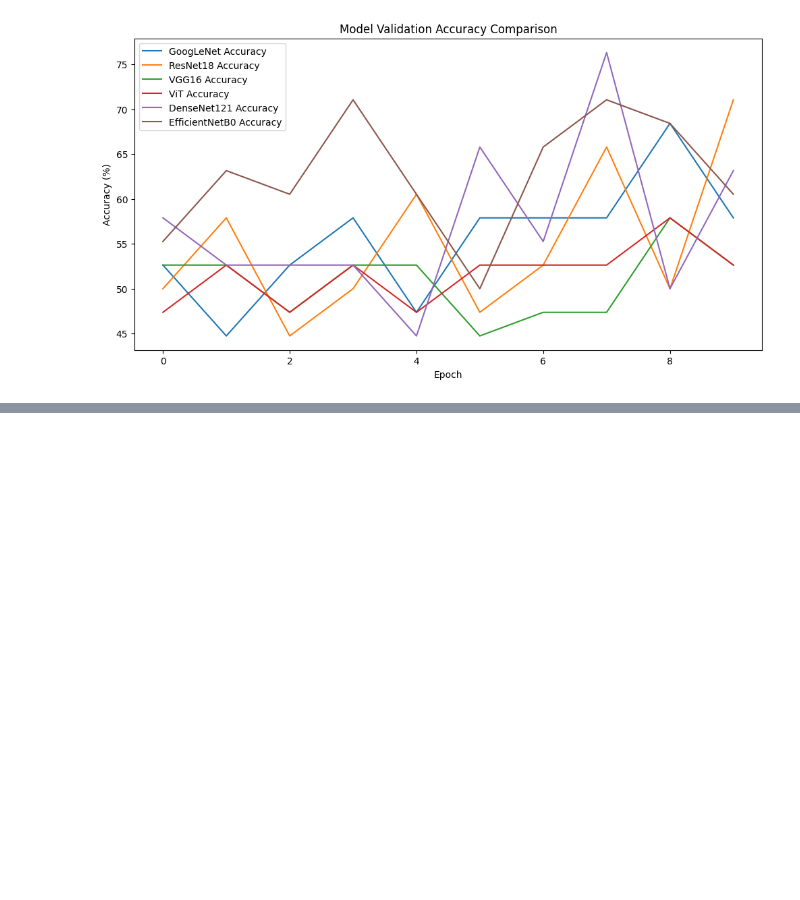
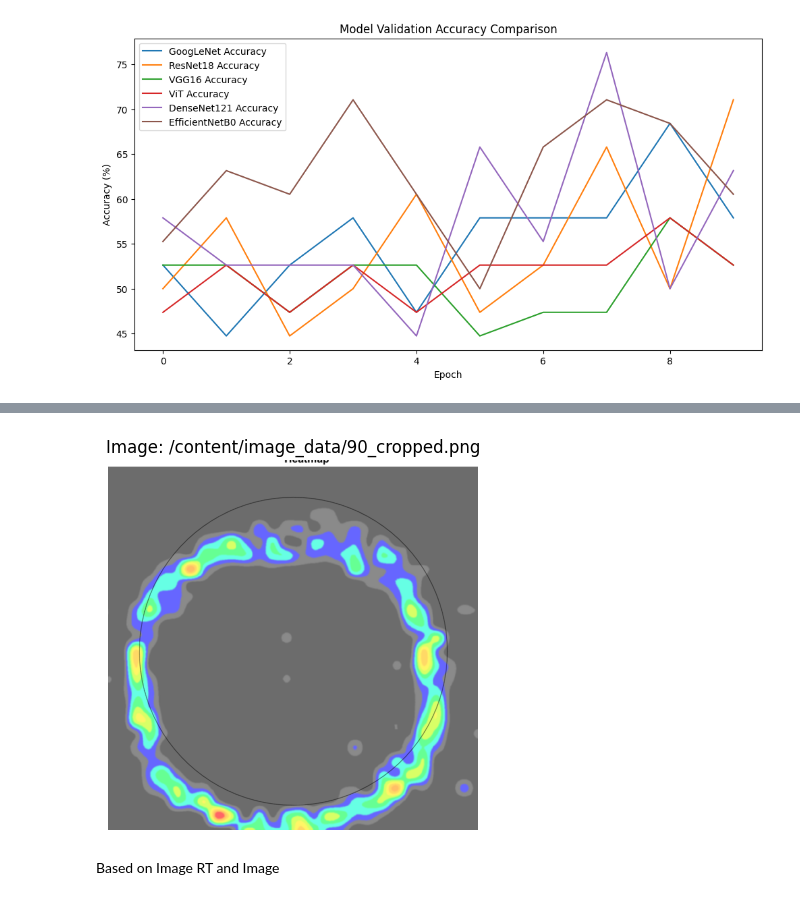
Before and after one commit to Aliarcher/Computer-Vision, a Jupyter notebook: Classification/Fatigue_not_Fatigue_classification.ipynb, the cells around one changed output, grey strips where cells are left out. Saved outputs shown, nothing was run; the diff lists cells and outputs as text; code cells hidden in the pictures; blank space fills up the shorter version.

```diff
--- a/Classification/Fatigue_not_Fatigue_classification.ipynb
+++ b/Classification/Fatigue_not_Fatigue_classification.ipynb
@@ -220,0 +228,3 @@ EfficientNetB0 - Epoch [10/10], Loss: 0.2761, Val Accuracy: 60.53%
+# %%
+df = pd.read_excel('/content/fatigue levels.xlsx')
+df.head()
@@ -220,0 +240,8 @@ EfficientNetB0 - Epoch [10/10], Loss: 0.2761, Val Accuracy: 60.53%
+# %%
+import tqdm
+import os
+
+for idx, row in tqdm.tqdm(df.iterrows(), total=len(df)):
+    df.at[idx, 'image name'] = os.path.join('/content/image_data', row['image name']) + '.png'
+
+df.head()
@@ -220,0 +264,21 @@ EfficientNetB0 - Epoch [10/10], Loss: 0.2761, Val Accuracy: 60.53%
+# %%
+import matplotlib.pyplot as plt
+import random
+from PIL import Image
+
+# Randomly select an image name
+random_idx = random.choice(df.index)
+image_name = df.at[random_idx, 'image name']
+
+# Load the image
+img = Image.open(image_name)
+
+# Plot the image
+plt.imshow(img)
+plt.title(f"Image: {image_name}")
+plt.axis('off')  # Hide axes
+plt.show()
+# %% [output]
+[figure, added]
+# %% [markdown]
+Based on Image RT and Image
```
Also changed, not shown: parts of 22 cells of this notebook.
